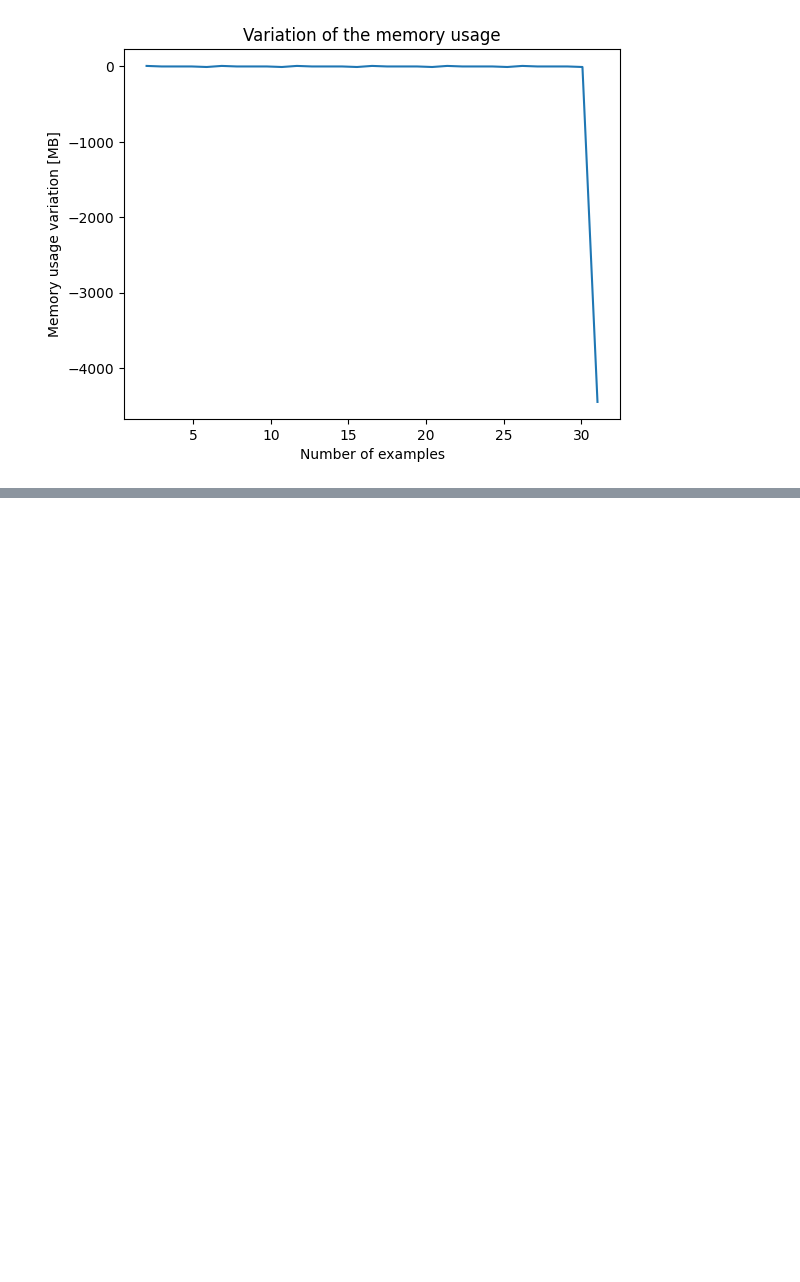
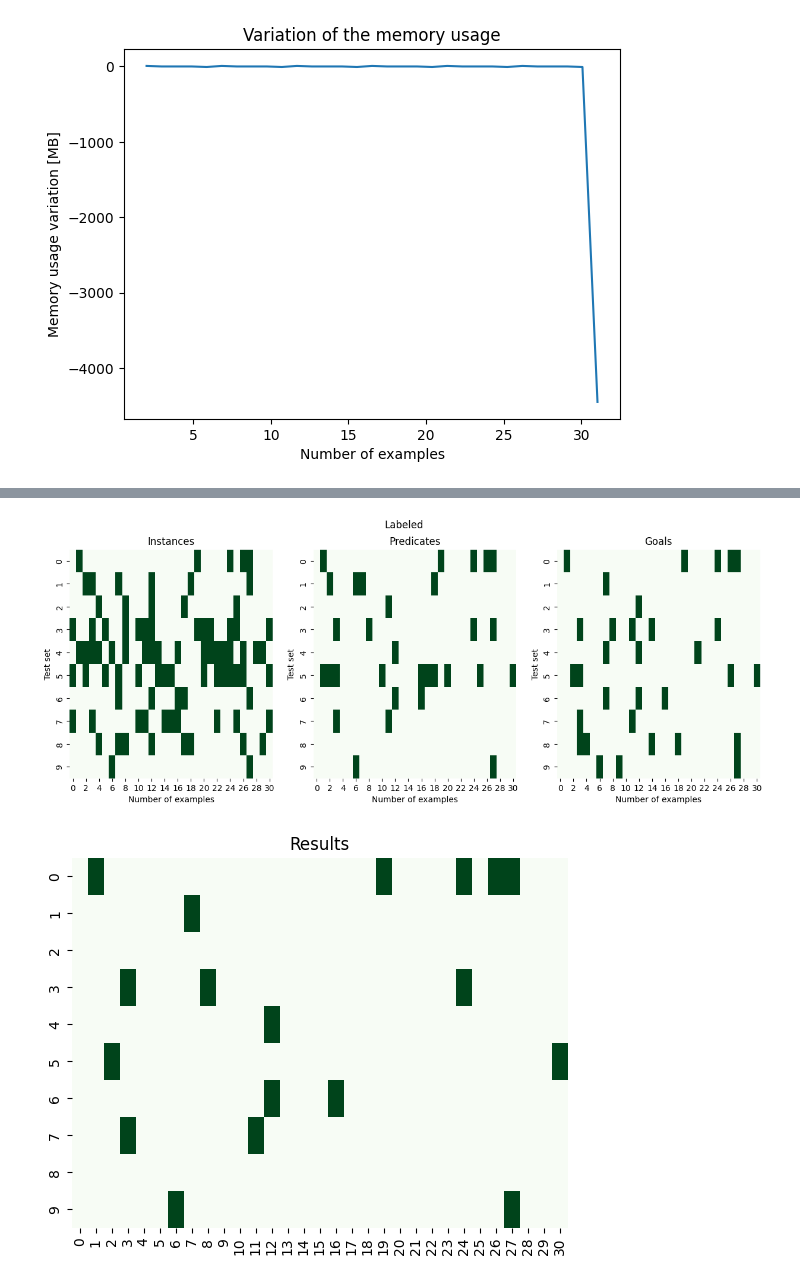
Before and after one commit to stinkyElias/SemReBot2, a Jupyter notebook: testing/mistral/data_plotter.ipynb, the cells around one changed output, grey strips where cells are left out. Drawn from its saved outputs; the diff is of its cells as text; code cells hidden in the pictures; blank space fills up the shorter version.

```diff
--- a/testing/mistral/data_plotter.ipynb
+++ b/testing/mistral/data_plotter.ipynb
@@ -564,0 +678,35 @@ plt.show()
+# %%
+labeled_instances = np.array([labeled[0][i:i+31] for i in range(0, len(labeled[0]), 31)])
+labeled_predicates = np.array([labeled[1][i:i+31] for i in range(0, len(labeled[1]), 31)])
+labeled_goals = np.array([labeled[2][i:i+31] for i in range(0, len(labeled[2]), 31)])
+
+fig, ax = plt.subplots(1, 3, figsize=(15, 5))
+sns.heatmap(labeled_instances, ax=ax[0], cmap='Greens', cbar=False)
+ax[0].set_title('Instances')
+sns.heatmap(labeled_predicates, ax=ax[1], cmap='Greens', cbar=False)
+ax[1].set_title('Predicates')
+sns.heatmap(labeled_goals, ax=ax[2], cmap='Greens', cbar=False)
+ax[2].set_title('Goals')
+
+fig.suptitle('Labeled')
+
+for a in ax:
+    a.set_xlabel('Number of examples')
+    a.set_ylabel('Test set')
+
+plt.show()
+
+results = [0] * len(labeled[0])
+
+for i in range(len(labeled)):
+    for j in range(len(labeled[i])):
+        if all([labeled[k][j] == 1 for k in range(len(labeled))]):
+            results[j] = 1
+
+results = np.array([results[i:i+31] for i in range(0, len(results), 31)])
+sns.heatmap(results, cmap='Greens', cbar=False)
+plt.title('Results')
+plt.show()
+# %% [output]
+[figure, added]
+[figure, added]
```
Also changed, not shown: parts of 5 cells of this notebook, 4 other files.
